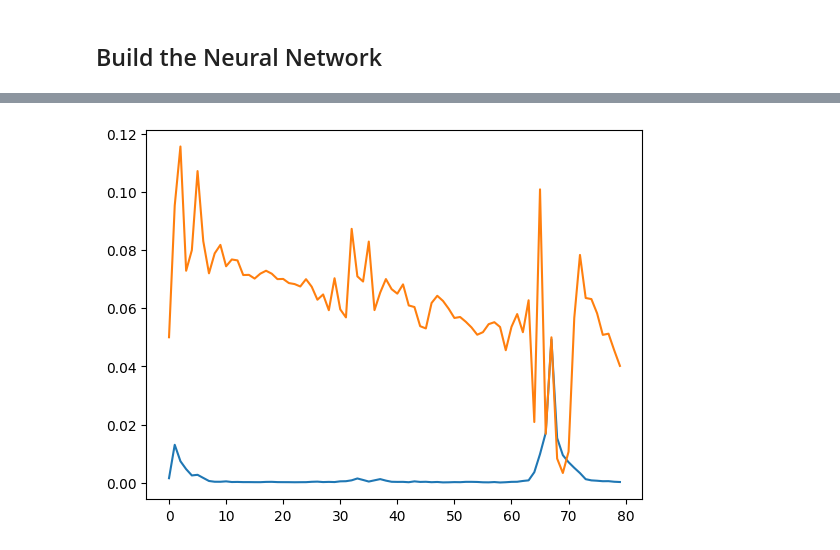
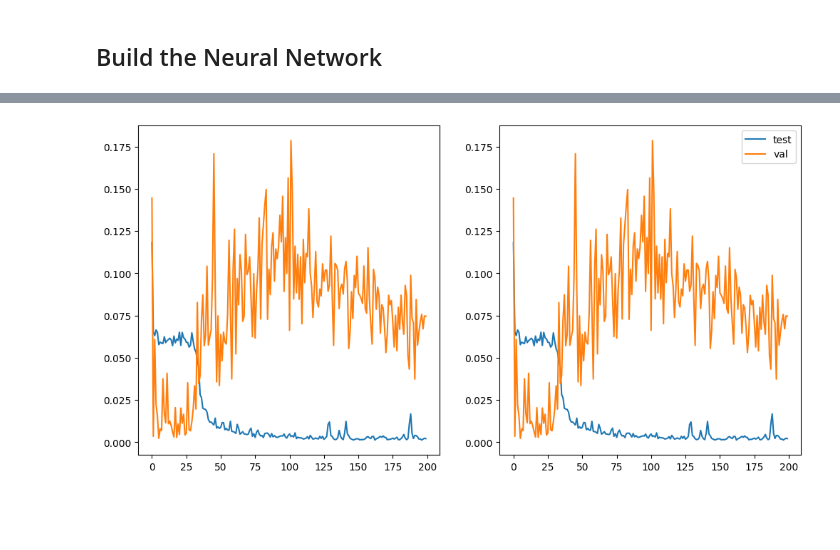
Before and after one commit to ieadoboe/effective-waffle, a Jupyter notebook: beginner4_curve_fitting.ipynb, the cells around one changed output, grey strips where cells are left out. Cells and saved outputs as stored; diff of their text form; code cells hidden in the pictures; blank space fills up the shorter version.

```diff
--- a/beginner4_curve_fitting.ipynb
+++ b/beginner4_curve_fitting.ipynb
@@ -18,27 +18,2 @@ plt.show()
-# %%
-coarsening = 10
-
-x_low = np.expand_dims(x[::coarsening], axis=1)
-x_high = np.expand_dims(x, axis=1)
-y_low = f(x_low)
-y_high = f(x_high)
 # %% [markdown]
 ## Build the Neural Network
-# %%
-n_units = 16
-
-inp = tf.keras.layers.Input(shape=(1,))
-x = tf.keras.layers.Dense(n_units, activation="relu")(inp)
-x = tf.keras.layers.Dense(n_units, activation="relu")(x)
-x = tf.keras.layers.Dense(n_units, activation="relu")(x)
-x = tf.keras.layers.Dense(n_units, activation="relu")(x)
-x = tf.keras.layers.Dense(n_units, activation="relu")(x)
-x = tf.keras.layers.Dense(n_units, activation="relu")(x)
-x = tf.keras.layers.Dense(n_units, activation="relu")(x)
-out = tf.keras.layers.Dense(1, activation="linear")(x)
-
-model = tf.keras.Model(inp, out)
-# %%
-model.compile(optimizer="adam", loss="mse", metrics="acc")
-
-history = model.fit(x_low, y_low, batch_size=1, epochs=80, validation_split=0.2)
@@ -86,7 +247,16 @@ plt.show()
-# %%
-plt.plot(hist.loss)
-plt.plot(hist.val_loss)
-plt.show()
-# %% [output]
-[figure, removed]
+# %%
+plt.figure(figsize=(12, 6))
+
+plt.subplot(1, 2, 1)
+plt.plot(hist.mse, label="test")
+plt.plot(hist.val_mse, label="val")
+
+plt.subplot(1, 2, 2)
+plt.plot(hist.loss, label="test")
+plt.plot(hist.val_loss, label="val")
+
+plt.legend()
+plt.show()
+# %% [output]
+[figure, added]
 # %%
```
Also changed, not shown: parts of 10 cells of this notebook.
